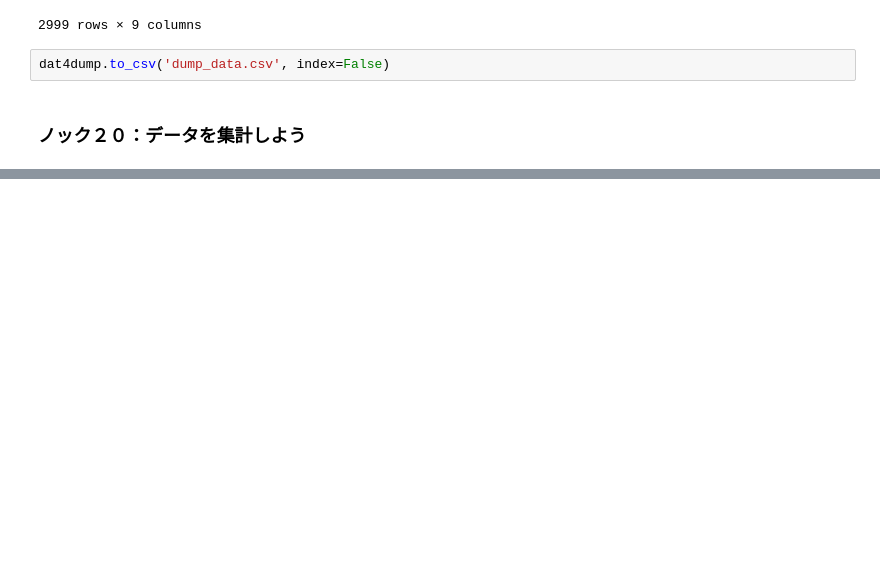
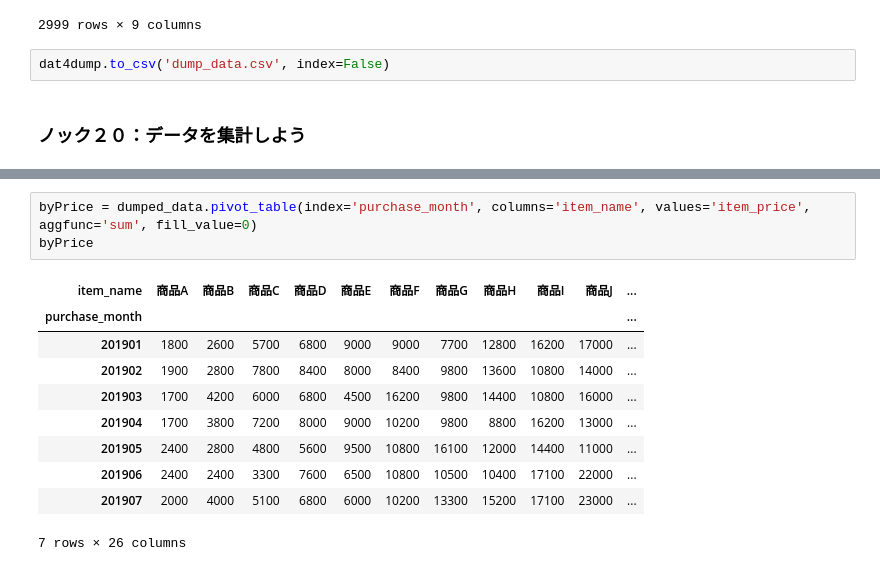
Before and after one commit to Rindrics/anlz100, a Jupyter notebook: chap2/chap2.ipynb, the cells around one changed output, grey strips where cells are left out. Cells and saved outputs as stored; diff of their text form; blank space fills up the shorter version.

```diff
--- a/chap2/chap2.ipynb
+++ b/chap2/chap2.ipynb
@@ -370,0 +395,14 @@ dat4dump.to_csv('dump_data.csv', index=False)
+# %%
+byPrice = dumped_data.pivot_table(index='purchase_month', columns='item_name', values='item_price', aggfunc='sum', fill_value=0)
+byPrice
+# %% [output]
+| item_name | 商品A | 商品B | 商品C | 商品D | 商品E | 商品F | 商品G | 商品H | 商品I | 商品J | ... |
+| purchase_month |  |  |  |  |  |  |  |  |  |  | ... |
+| 201901 | 1800 | 2600 | 5700 | 6800 | 9000 | 9000 | 7700 | 12800 | 16200 | 17000 | ... |
+| 201902 | 1900 | 2800 | 7800 | 8400 | 8000 | 8400 | 9800 | 13600 | 10800 | 14000 | ... |
+| 201903 | 1700 | 4200 | 6000 | 6800 | 4500 | 16200 | 9800 | 14400 | 10800 | 16000 | ... |
+| 201904 | 1700 | 3800 | 7200 | 8000 | 9000 | 10200 | 9800 | 8800 | 16200 | 13000 | ... |
+| 201905 | 2400 | 2800 | 4800 | 5600 | 9500 | 10800 | 16100 | 12000 | 14400 | 11000 | ... |
+| 201906 | 2400 | 2400 | 3300 | 7600 | 6500 | 10800 | 10500 | 10400 | 17100 | 22000 | ... |
+| 201907 | 2000 | 4000 | 5100 | 6800 | 6000 | 10200 | 13300 | 15200 | 17100 | 23000 | ... |
+7 rows × 26 columns
```
Also changed, not shown: parts of 5 cells of this notebook.
